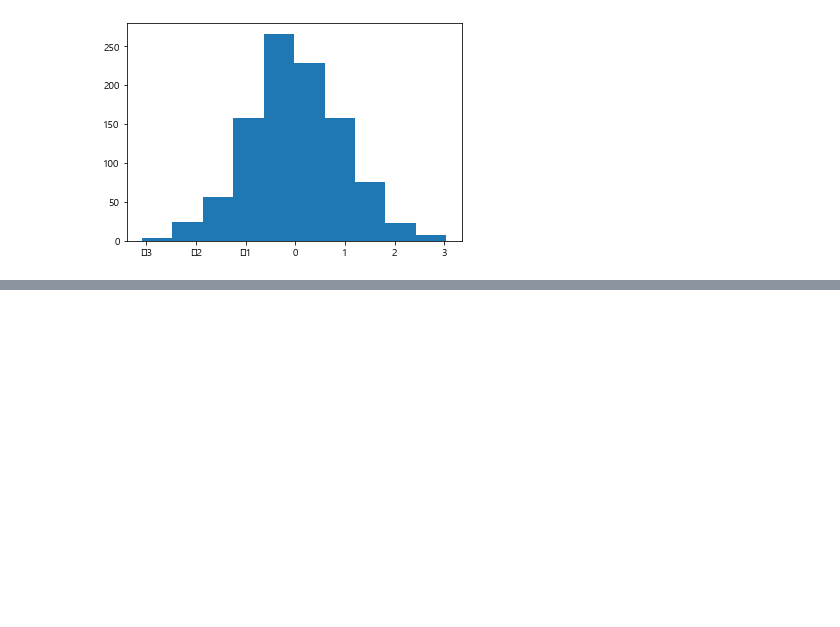
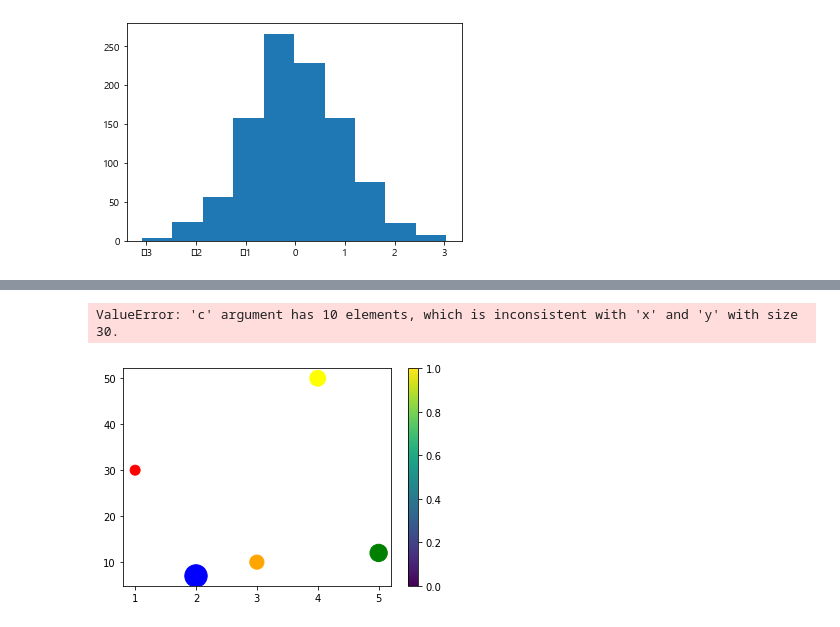
Before and after one commit to eunyeong1328/Study-Alone, a Jupyter notebook: python/BigData/NumpyPlot.ipynb, the cells around one changed output, grey strips where cells are left out. Saved outputs shown, nothing was run; the diff lists cells and outputs as text; code cells hidden in the pictures; blank space fills up the shorter version.

```diff
--- a/python/BigData/NumpyPlot.ipynb
+++ b/python/BigData/NumpyPlot.ipynb
@@ -721,0 +712,23 @@ plt.show()
+# %%
+import matplotlib.pyplot as plt
+%matplotlib qt
+import numpy as np
+
+x = np.random.randn(30)
+y = np.random.randn(30)
+color = np.random.rand(30)
+size = np.pi * (np.random.rand(30)*20) **2
+plt.scatter(x,y,s=size,c = colors, marker = '*', alpha = 0.7) #흩뿌리는 그래프
+plt.show()
+# %% [output]
+ValueError: 'c' argument has 10 elements, which is inconsistent with 'x' and 'y' with size 30.
+# %%
+#2022-05-16 11주차
+import matplotlib.pyplot as plt
+%matplotlib inline
+                                                # s 마커크기       # c 마커색상
+plt.scatter([1,2,3,4,5],[30,7,10,50,12],s=[100,500,200,250,300],c=['red','blue','orange','yellow','green'])
+plt.colorbar() #색상들의 갯수를 바에 나타냄
+plt.show()
+# %% [output]
+[figure, added]
```
Also changed, not shown: parts of 24 cells of this notebook.
